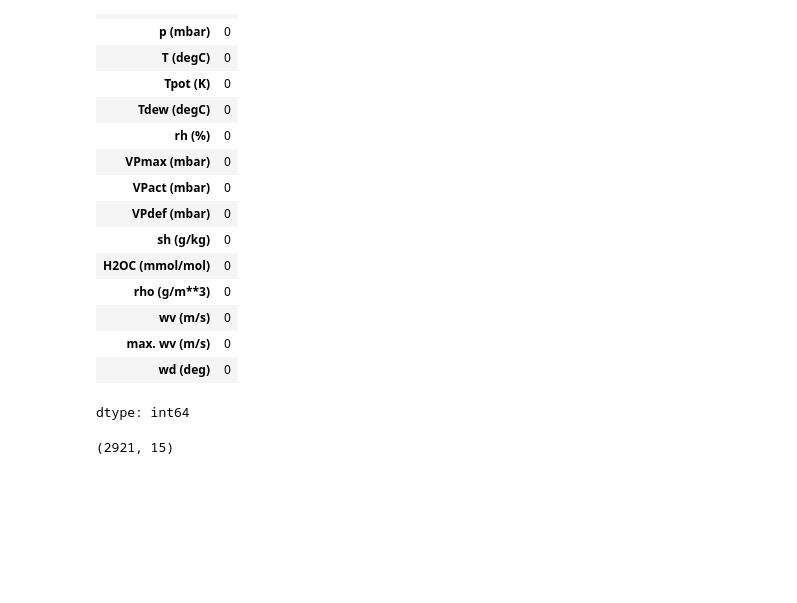
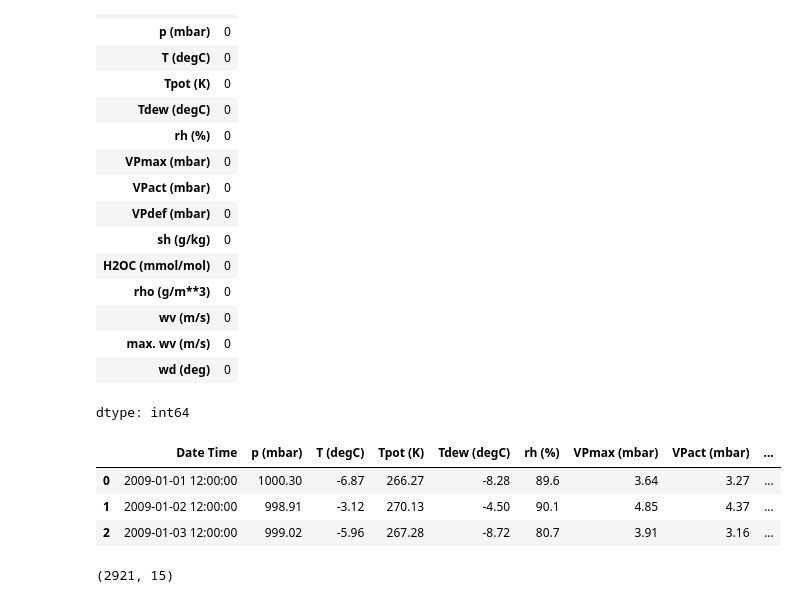
Before and after one commit to meetgoel/Gisma-Data-Science-, a Jupyter notebook: exercises/machine-learning/neural-networks/recurrent_neural_networks.ipynb, the cells around one changed output. Saved outputs shown, nothing was run; the diff lists cells and outputs as text; code cells hidden in the pictures; blank space fills up the shorter version.

```diff
--- a/exercises/machine-learning/neural-networks/recurrent_neural_networks.ipynb
+++ b/exercises/machine-learning/neural-networks/recurrent_neural_networks.ipynb
@@ -71,6 +71,13 @@ df_12pm = df[df['Date Time'].dt.time == pd.to_datetime('12:00:00').time()]
 df_12pm = df_12pm.sort_values('Date Time')
 
 df_12pm = df_12pm.sort_values('Date Time').reset_index(drop=True)
+# %%
+df_12pm.head(3)
+# %% [output]
+|  | Date Time | p (mbar) | T (degC) | Tpot (K) | Tdew (degC) | rh (%) | VPmax (mbar) | VPact (mbar) | ... |
+| 0 | 2009-01-01 12:00:00 | 1000.30 | -6.87 | 266.27 | -8.28 | 89.6 | 3.64 | 3.27 | ... |
+| 1 | 2009-01-02 12:00:00 | 998.91 | -3.12 | 270.13 | -4.50 | 90.1 | 4.85 | 4.37 | ... |
+| 2 | 2009-01-03 12:00:00 | 999.02 | -5.96 | 267.28 | -8.72 | 80.7 | 3.91 | 3.16 | ... |
 # %%
 df_12pm.shape
 # %% [output]
```
